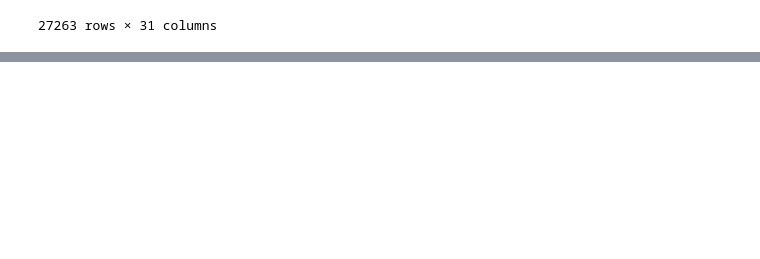
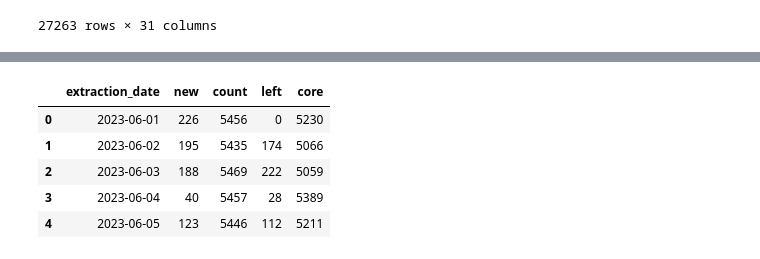
Before and after one commit to GerasimosPanagiotakopoulos/real-estate, a Jupyter notebook: Dashboard.ipynb, the cells around one changed output, grey strips where cells are left out. Drawn from its saved outputs; the diff is of its cells as text; code cells hidden in the pictures; blank space fills up the shorter version.

```diff
--- a/Dashboard.ipynb
+++ b/Dashboard.ipynb
@@ -484,0 +307,15 @@ df_test = df_full.groupby('extraction_date')
+# %%
+df_population = df_full.groupby('extraction_date')[['is_new']].aggregate({'is_new':['sum', 'count']}).reset_index()
+df_population.columns = ['extraction_date', 'new', 'count']
+df_population
+df_population['left'] = df_population['new'] + df_population['count'] - df_population['count'].shift(1)
+df_population['left'] = df_population['left'].fillna(0).astype('int')
+df_population['core'] = df_population['count'] - df_population['new'] - df_population['left']
+df_population
+# %% [output]
+|  | extraction_date | new | count | left | core |
+| 0 | 2023-06-01 | 226 | 5456 | 0 | 5230 |
+| 1 | 2023-06-02 | 195 | 5435 | 174 | 5066 |
+| 2 | 2023-06-03 | 188 | 5469 | 222 | 5059 |
+| 3 | 2023-06-04 | 40 | 5457 | 28 | 5389 |
+| 4 | 2023-06-05 | 123 | 5446 | 112 | 5211 |
```
Also changed, not shown: parts of 39 cells of this notebook, 14 other files.
